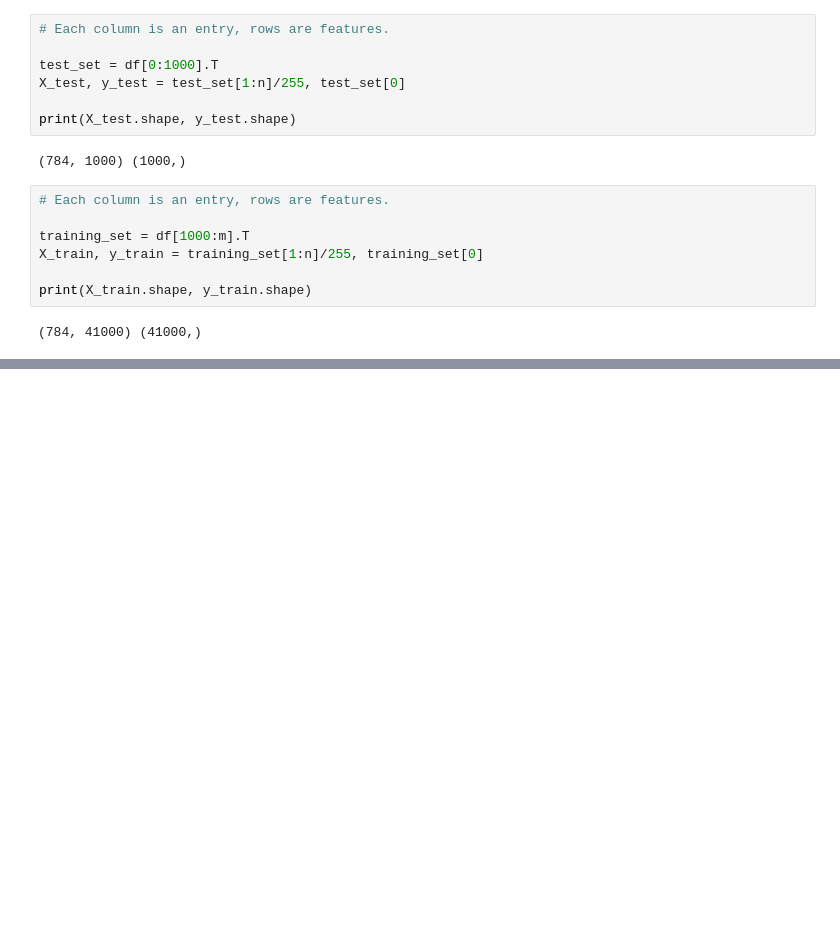
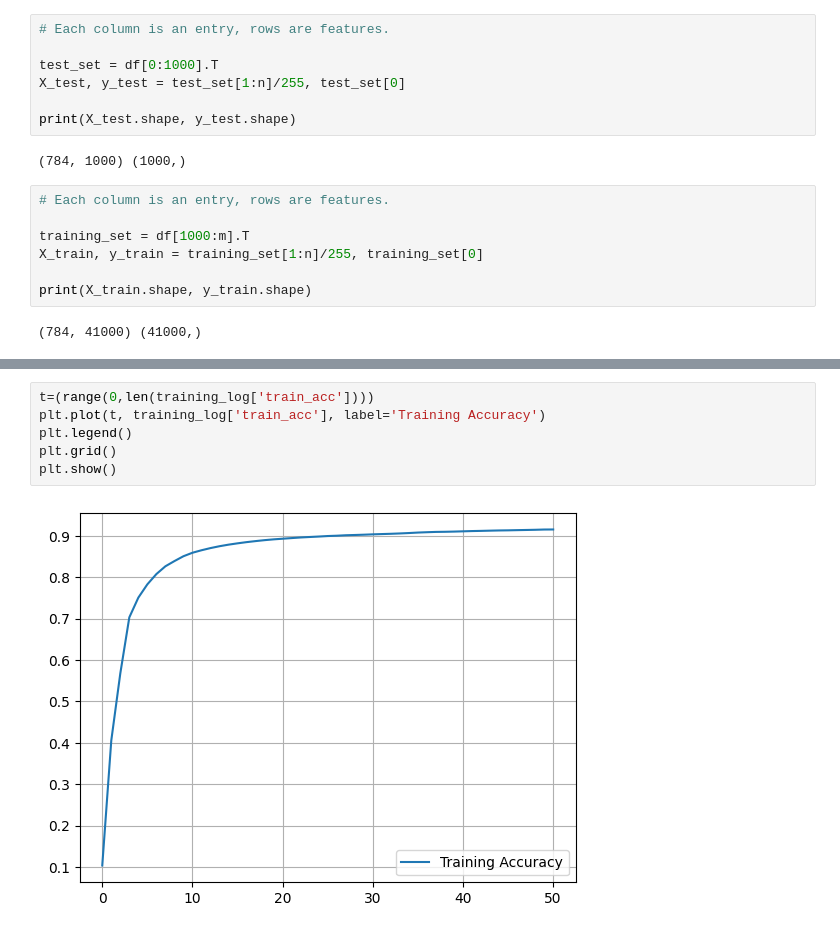
Before and after one commit to axtaylor/ml-concepts, a Jupyter notebook: Neural Networks/number_recognition_test.ipynb, the cells around one changed output, grey strips where cells are left out. Drawn from its saved outputs; the diff is of its cells as text; blank space fills up the shorter version.

```diff
--- a/Neural Networks/number_recognition_test.ipynb
+++ b/Neural Networks/number_recognition_test.ipynb
@@ -91,0 +86,8 @@ pd.DataFrame(training_log)
+# %%
+t=(range(0,len(training_log['train_acc'])))
+plt.plot(t, training_log['train_acc'], label='Training Accuracy')
+plt.legend()
+plt.grid()
+plt.show()
+# %% [output]
+[figure, added]
```
Also changed, not shown: parts of 11 cells of this notebook.
